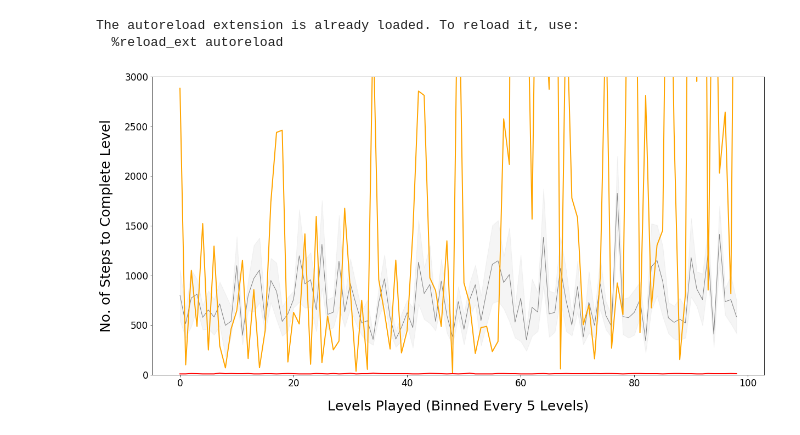
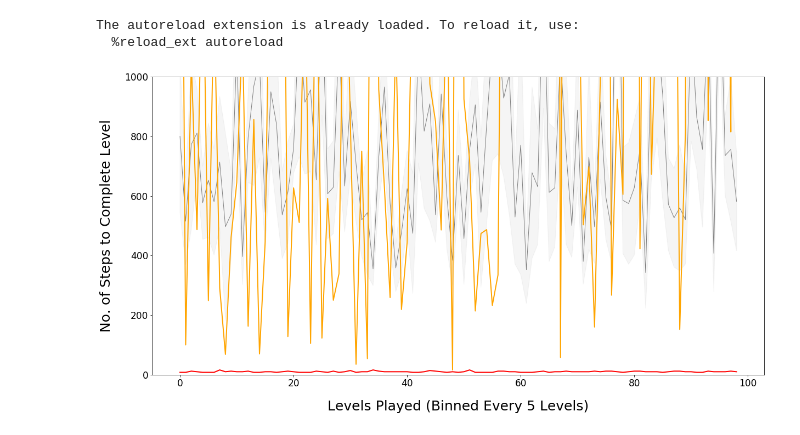
Before and after one commit to Ethical-Intelligence-Lab/probabilisticSelf, a Jupyter notebook: plotting/plotter_game2_contingency.ipynb, the cells around one changed output. Saved outputs shown, nothing was run; the diff lists cells and outputs as text; code cells hidden in the pictures.

Commit message:
minor edits to plotting functions

```diff
--- a/plotting/plotter_game2_contingency.ipynb
+++ b/plotting/plotter_game2_contingency.ipynb
@@ -89,32 +89,32 @@ stats = stats.groupby(stats.index // 5).mean().reset_index()
 
 ## --- Plot descriptive statistics
 
 fig, ax = plt.subplots(figsize=(20, 10))
-ax.set_ylim([0, 3000]) #13 or 150
+ax.set_ylim([0, 1000]) #13 or 150
 ax.xaxis.label.set_size(25)
 ax.yaxis.label.set_size(25)
 ax.set_xlabel(xlabel="Levels Played (Binned Every 5 Levels)", labelpad=21)
 ax.set_ylabel(ylabel="No. of Steps to Complete Level", labelpad=21)
 ax.tick_params(axis='both', which='major', labelsize=17)
 
 # Random policy
 r_l = ax.plot(stats.r_m, color='gray', linewidth=1, label='Random')
 ax.fill_between(stats.x, stats.r_m - stats.r_se, stats.r_m + stats.r_se, alpha=0.08, color='gray')
 
 # DQN with lr = 0.0025 and gamma = 0.999
 dqn_l = ax.plot(stats.dqn_lr00025_y999_m, color='orange', linewidth=2, label='DQN')
 ax.fill_between(stats.x, stats.dqn_lr00025_y999_m - stats.dqn_lr00025_y999_se, stats.dqn_lr00025_y999_m + stats.dqn_lr00025_y999_se, alpha=0.08, color='orange')
 
 # # Self class
 # sc_l = ax.plot(stats.sc_m, color='blue', linewidth=2, label='Self Class')
 # ax.fill_between(stats.x, stats.sc_m - stats.sc_se, stats.sc_m + stats.sc_se, alpha=0.08, color='blue')
 
 # Humans
 hum_l = ax.plot(stats.hum_m, color='red', linewidth=2, label='Humans')
 ax.fill_between(stats.x, stats.hum_m - stats.hum_se, stats.hum_m + stats.hum_se, alpha=0.08, color='red')
 
 #first_legend = plt.legend(handles=[r_l[0], dqn_l[0], sc_l[0], hum_l[0]], loc='upper right', prop={'size': 22})
 
 fig.savefig('effiency_curves.pdf', format='pdf')
 # %% [output]
-[figure, old version]
+[figure, new version]
```
Also changed, not shown: 2 other files.
